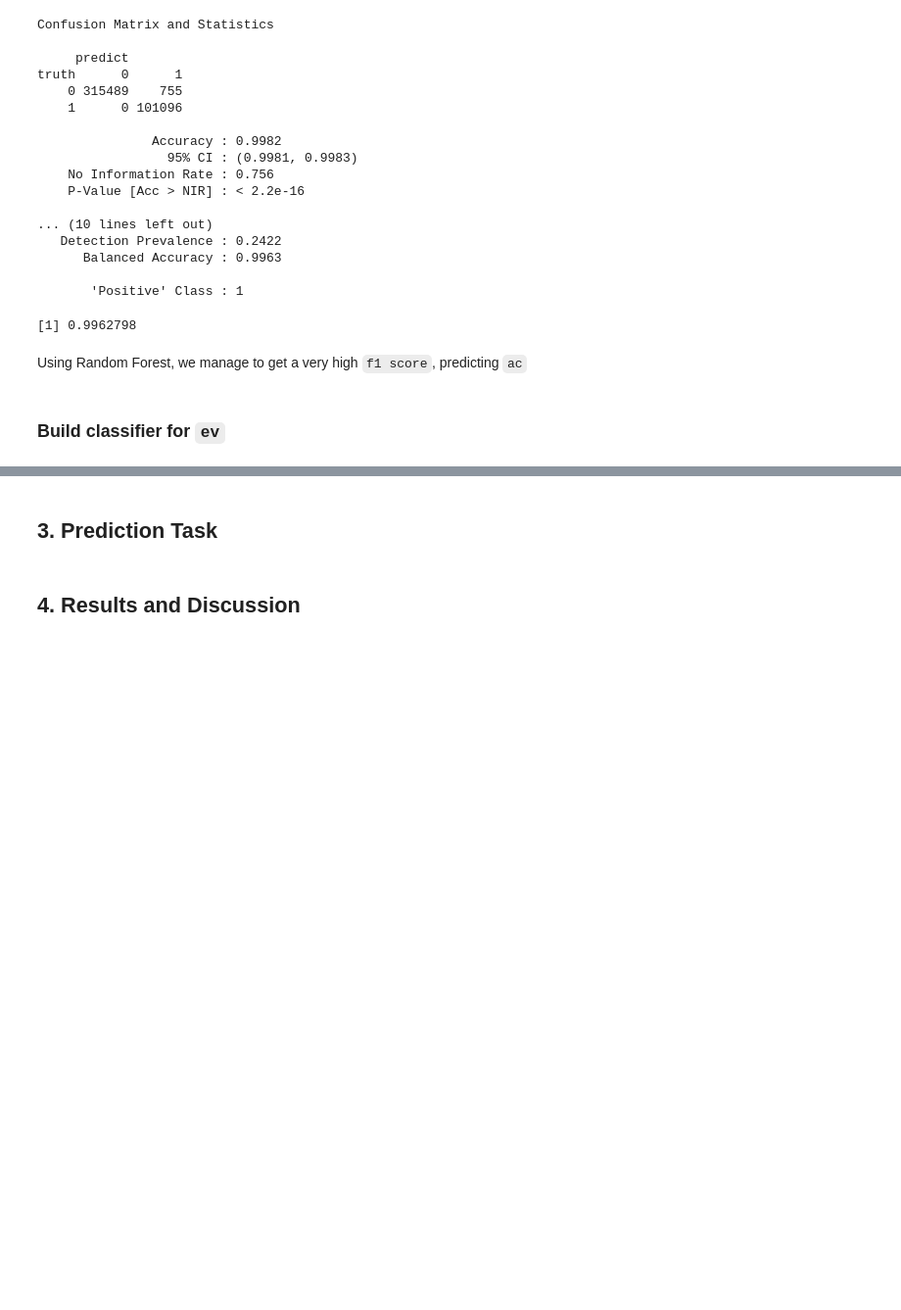
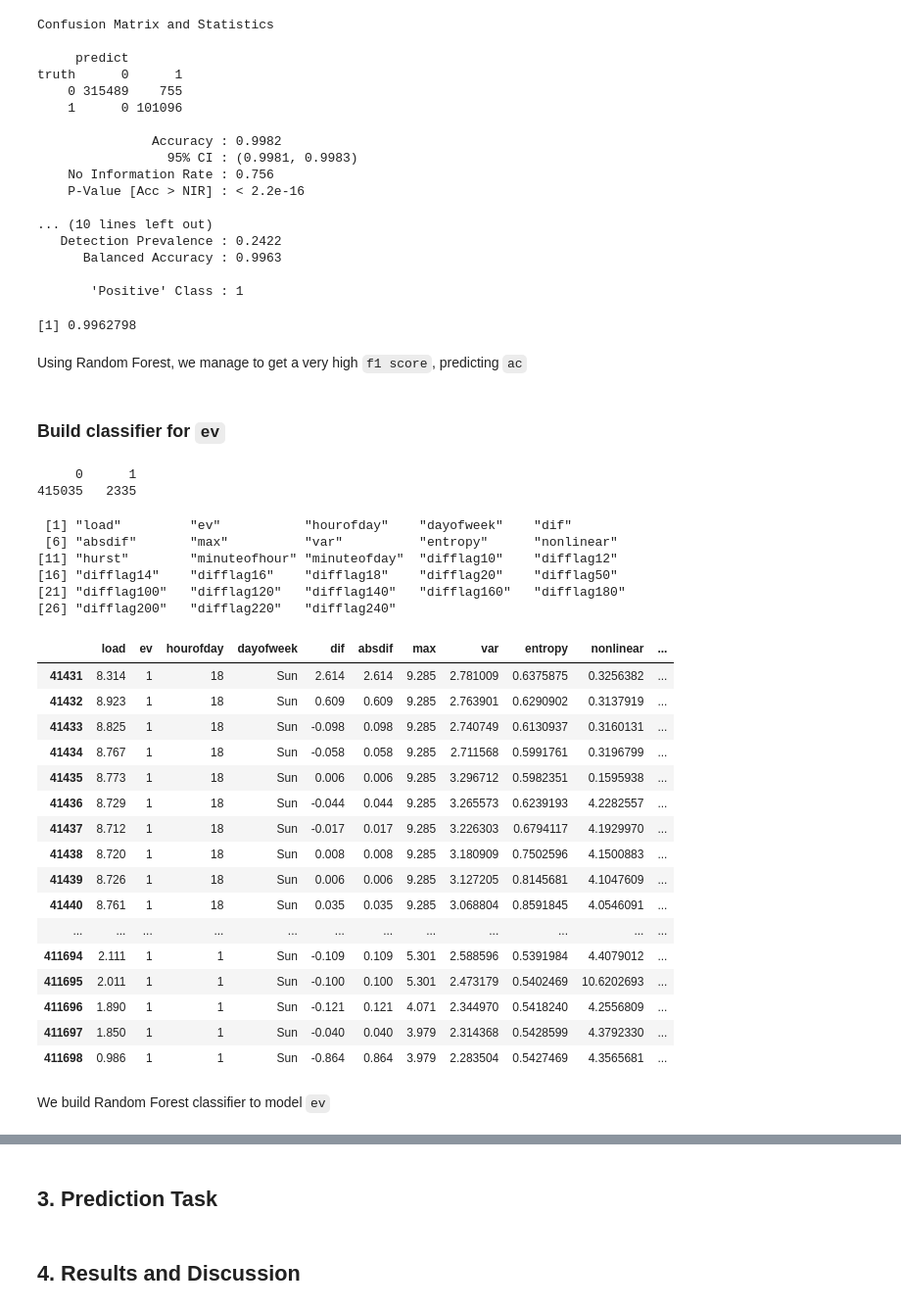
Before and after one commit to DanielTranDS/Appliance-EDA-Classification, a Jupyter notebook: AppliancesClassification_Codes.ipynb, the cells around one changed output, grey strips where cells are left out. Shown at 98% size. Saved outputs shown, nothing was run; the diff lists cells and outputs as text; code cells hidden in the pictures; blank space fills up the shorter version.

Commit message:
Build Random forest classifier to model ev

```diff
--- a/AppliancesClassification_Codes.ipynb
+++ b/AppliancesClassification_Codes.ipynb
@@ -668,3 +668,45 @@ ac.f1
 Using Random Forest, we manage to get a very high `f1 score`, predicting `ac`
 # %% [markdown]
 ###  Build classifier for `ev`
+# %%
+table(ev.data$ev) #severe class imbalance issue
+# %% [output]
+     0      1
+415035   2335
+# %%
+#Remove X column
+ev.data<-ev.data[-1]
+
+#Quite a number of features
+colnames(ev.data)
+# %% [output]
+ [1] "load"         "ev"           "hourofday"    "dayofweek"    "dif"
+ [6] "absdif"       "max"          "var"          "entropy"      "nonlinear"
+[11] "hurst"        "minuteofhour" "minuteofday"  "difflag10"    "difflag12"
+[16] "difflag14"    "difflag16"    "difflag18"    "difflag20"    "difflag50"
+[21] "difflag100"   "difflag120"   "difflag140"   "difflag160"   "difflag180"
+[26] "difflag200"   "difflag220"   "difflag240"
+# %%
+#get the data where ev=1
+ev.only=ev.data[ev.data$ev==1,]
+ev.only
+# %% [output]
+|  | load | ev | hourofday | dayofweek | dif | absdif | max | var | entropy | nonlinear | ... |
+| 41431 | 8.314 | 1 | 18 | Sun | 2.614 | 2.614 | 9.285 | 2.781009 | 0.6375875 | 0.3256382 | ... |
+| 41432 | 8.923 | 1 | 18 | Sun | 0.609 | 0.609 | 9.285 | 2.763901 | 0.6290902 | 0.3137919 | ... |
+| 41433 | 8.825 | 1 | 18 | Sun | -0.098 | 0.098 | 9.285 | 2.740749 | 0.6130937 | 0.3160131 | ... |
+| 41434 | 8.767 | 1 | 18 | Sun | -0.058 | 0.058 | 9.285 | 2.711568 | 0.5991761 | 0.3196799 | ... |
+| 41435 | 8.773 | 1 | 18 | Sun | 0.006 | 0.006 | 9.285 | 3.296712 | 0.5982351 | 0.1595938 | ... |
+| 41436 | 8.729 | 1 | 18 | Sun | -0.044 | 0.044 | 9.285 | 3.265573 | 0.6239193 | 4.2282557 | ... |
+| 41437 | 8.712 | 1 | 18 | Sun | -0.017 | 0.017 | 9.285 | 3.226303 | 0.6794117 | 4.1929970 | ... |
+| 41438 | 8.720 | 1 | 18 | Sun | 0.008 | 0.008 | 9.285 | 3.180909 | 0.7502596 | 4.1500883 | ... |
+| 41439 | 8.726 | 1 | 18 | Sun | 0.006 | 0.006 | 9.285 | 3.127205 | 0.8145681 | 4.1047609 | ... |
+| 41440 | 8.761 | 1 | 18 | Sun | 0.035 | 0.035 | 9.285 | 3.068804 | 0.8591845 | 4.0546091 | ... |
+| ... | ... | ... | ... | ... | ... | ... | ... | ... | ... | ... | ... |
+| 411694 | 2.111 | 1 | 1 | Sun | -0.109 | 0.109 | 5.301 | 2.588596 | 0.5391984 | 4.4079012 | ... |
+| 411695 | 2.011 | 1 | 1 | Sun | -0.100 | 0.100 | 5.301 | 2.473179 | 0.5402469 | 10.6202693 | ... |
+| 411696 | 1.890 | 1 | 1 | Sun | -0.121 | 0.121 | 4.071 | 2.344970 | 0.5418240 | 4.2556809 | ... |
+| 411697 | 1.850 | 1 | 1 | Sun | -0.040 | 0.040 | 3.979 | 2.314368 | 0.5428599 | 4.3792330 | ... |
+| 411698 | 0.986 | 1 | 1 | Sun | -0.864 | 0.864 | 3.979 | 2.283504 | 0.5427469 | 4.3565681 | ... |
+# %% [markdown]
+We build Random Forest classifier to model `ev`
```
Also changed, not shown: parts of 7 cells of this notebook.
